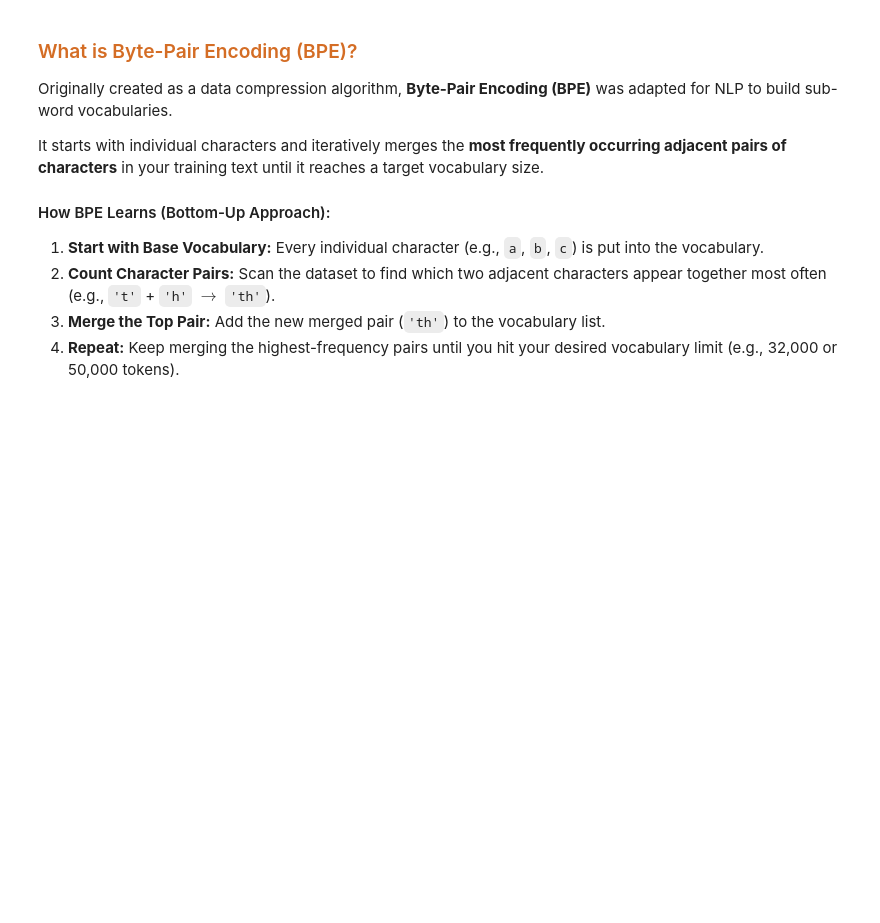
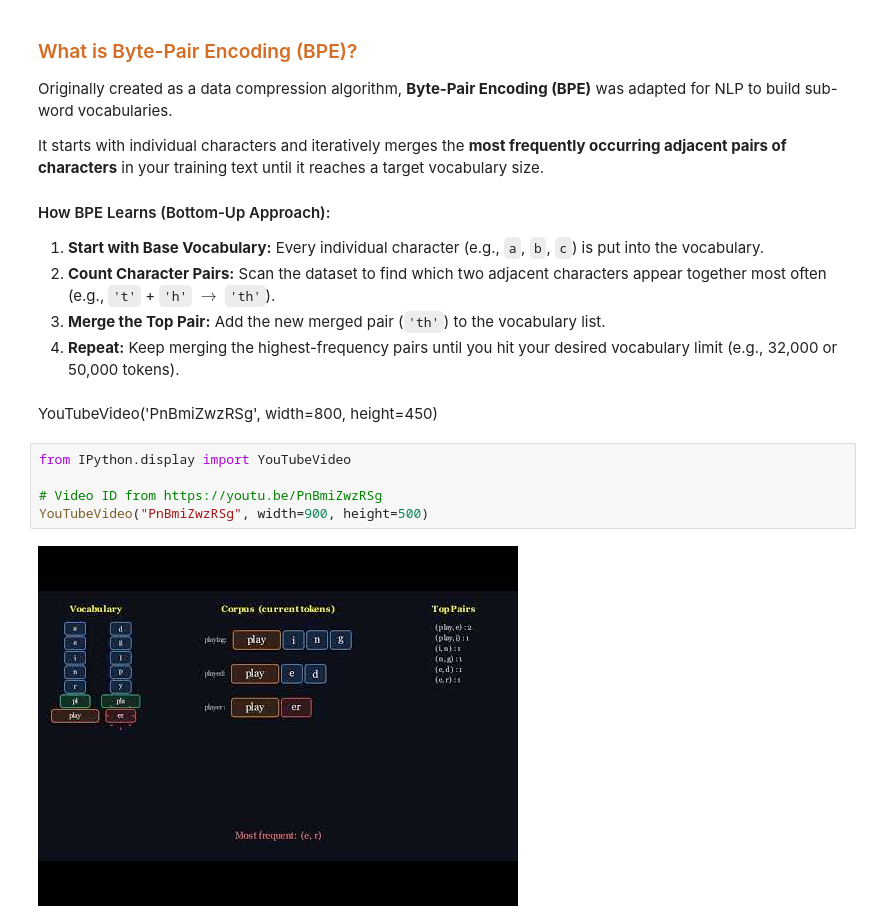
Before and after one commit to bhattacharjeeajay12/hands-on-ai-ml, a Jupyter notebook: chapter01/Chapter 2 - Tokens and Token Embeddings.ipynb, the cells around one changed output. Drawn from its saved outputs; the diff is of its cells as text; blank space fills up the shorter version.

```diff
--- a/chapter01/Chapter 2 - Tokens and Token Embeddings.ipynb
+++ b/chapter01/Chapter 2 - Tokens and Token Embeddings.ipynb
@@ -356,3 +356,12 @@ It starts with individual characters and iteratively merges the **most frequentl
 2. **Count Character Pairs:** Scan the dataset to find which two adjacent characters appear together most often (e.g., `'t'` + `'h'` $\rightarrow$ `'th'`).
 3. **Merge the Top Pair:** Add the new merged pair (`'th'`) to the vocabulary list.
 4. **Repeat:** Keep merging the highest-frequency pairs until you hit your desired vocabulary limit (e.g., 32,000 or 50,000 tokens).
+# %% [markdown]
+YouTubeVideo('PnBmiZwzRSg', width=800, height=450)
+# %%
+from IPython.display import YouTubeVideo
+
+# Video ID from https://youtu.be/PnBmiZwzRSg
+YouTubeVideo("PnBmiZwzRSg", width=900, height=500)
+# %% [output]
+[figure, added]
```
Also changed, not shown: parts of 2 cells of this notebook.
